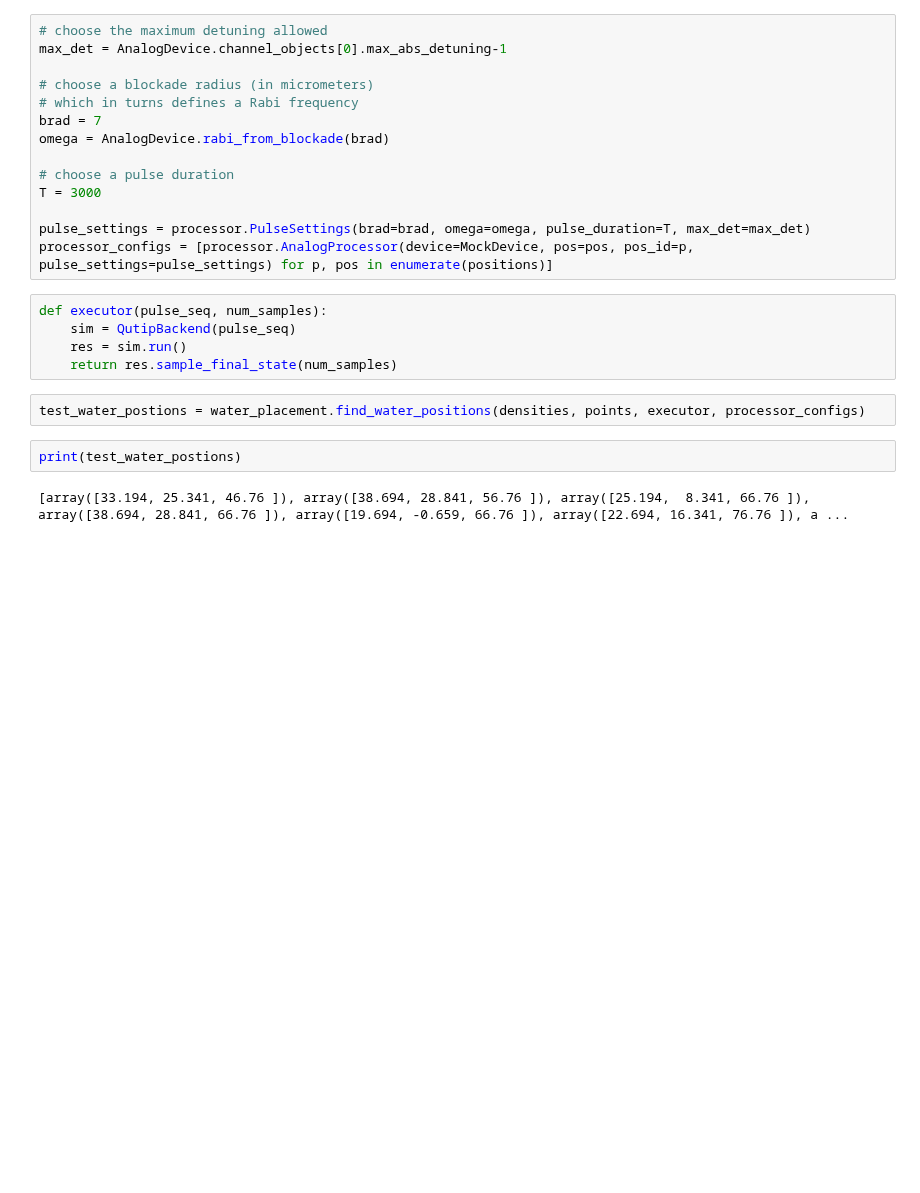
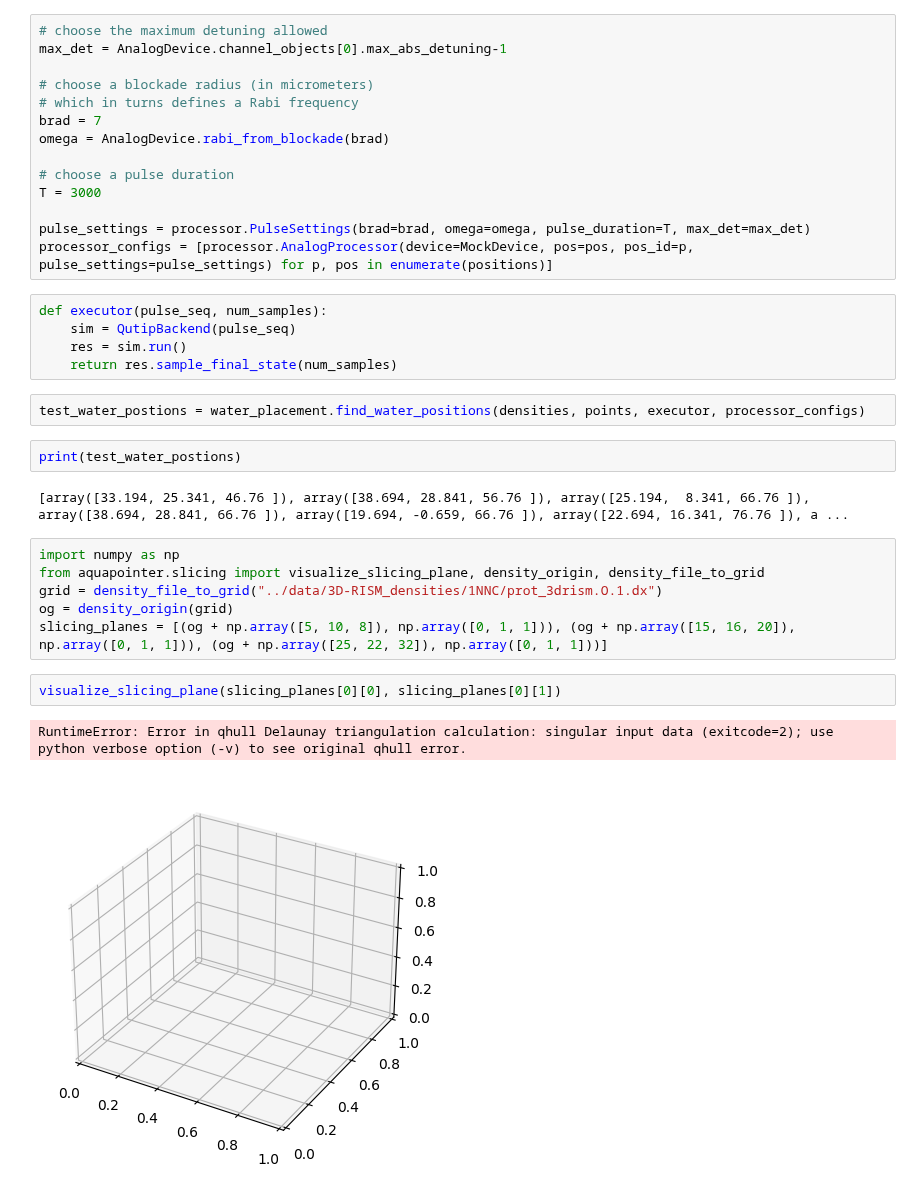
Before and after one commit to unitaryfund/aquapointer, a Jupyter notebook: notebooks/slicing_demo.ipynb, the cells around one changed output. Saved outputs shown, nothing was run; the diff lists cells and outputs as text; blank space fills up the shorter version.

Commit message:
Visualize slicing plane

```diff
--- a/notebooks/slicing_demo.ipynb
+++ b/notebooks/slicing_demo.ipynb
@@ -168,3 +168,14 @@ test_water_postions = water_placement.find_water_positions(densities, points, ex
 print(test_water_postions)
 # %% [output]
 [array([33.194, 25.341, 46.76 ]), array([38.694, 28.841, 56.76 ]), array([25.194,  8.341, 66.76 ]), array([38.694, 28.841, 66.76 ]), array([19.694, -0.659, 66.76 ]), array([22.694, 16.341, 76.76 ]), a ...
+# %%
+import numpy as np
+from aquapointer.slicing import visualize_slicing_plane, density_origin, density_file_to_grid
+grid = density_file_to_grid("../data/3D-RISM_densities/1NNC/prot_3drism.O.1.dx")
+og = density_origin(grid)
+slicing_planes = [(og + np.array([5, 10, 8]), np.array([0, 1, 1])), (og + np.array([15, 16, 20]), np.array([0, 1, 1])), (og + np.array([25, 22, 32]), np.array([0, 1, 1]))]
+# %%
+visualize_slicing_plane(slicing_planes[0][0], slicing_planes[0][1])
+# %% [output]
+RuntimeError: Error in qhull Delaunay triangulation calculation: singular input data (exitcode=2); use python verbose option (-v) to see original qhull error.
+[figure, added]
```
Also changed, not shown: 1 other file.
